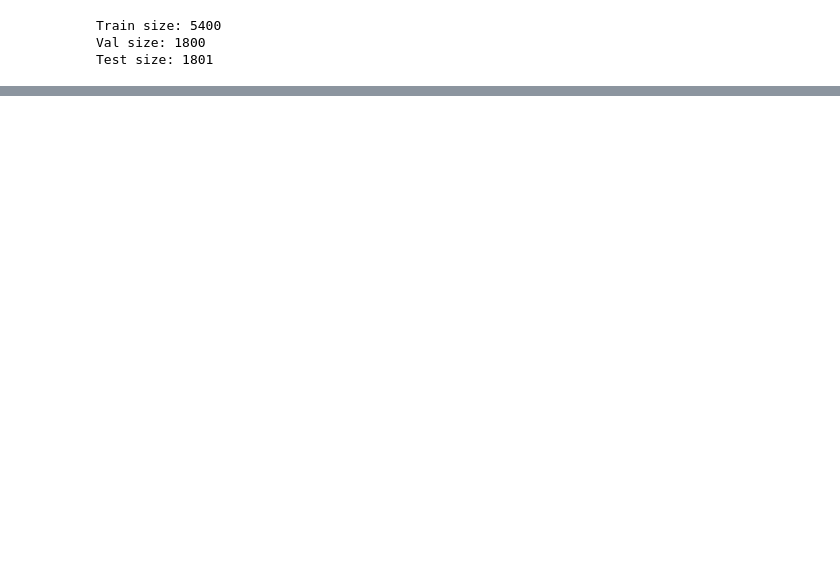
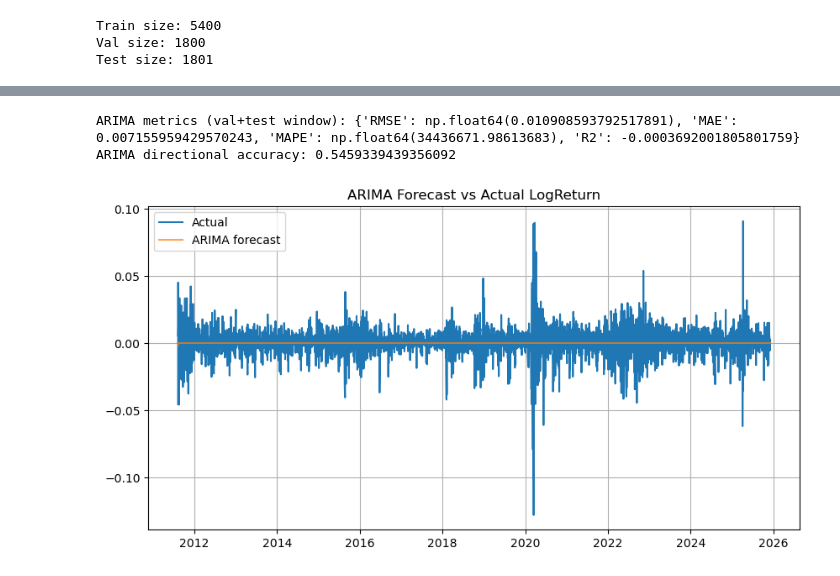
Before and after one commit to UCB-stat-159-f25/final-group13, a Jupyter notebook: notebooks/Model_#3.ipynb, the cells around one changed output, grey strips where cells are left out. Cells and saved outputs as stored; diff of their text form; code cells hidden in the pictures; blank space fills up the shorter version.

```diff
--- a/notebooks/Model_#3.ipynb
+++ b/notebooks/Model_#3.ipynb
@@ -93,0 +125,63 @@ Naive baseline directional accuracy: 0.48917268184342033
+# %%
+# 10. ARIMA baseline (simplified, univariate)
+
+
+# We'll model LogReturn as a univariate series
+logret_series = df["LogReturn"].dropna()
+
+# Align with df_sup range (so we're forecasting over the same overall period)
+logret_aligned = logret_series.loc[df_sup.index]
+
+train_end_idx = df_train.index[-1]
+val_end_idx = df_val.index[-1]
+
+logret_train = logret_aligned.loc[:train_end_idx]
+logret_val = logret_aligned.loc[train_end_idx:val_end_idx]
+logret_test = logret_aligned.loc[val_end_idx:]
+
+# Fit a simple ARIMA(1,0,1) on the training portion
+arima_model = ARIMA(logret_train, order=(1, 0, 1))
+arima_result = arima_model.fit()
+
+# Forecast over validation + test window
+n_forecast = len(logret_val) + len(logret_test)
+arima_forecast = arima_result.forecast(steps=n_forecast)
+
+# Take the last n_forecast actual values to compare against
+logret_val_test = logret_aligned.iloc[-n_forecast:]
+
+# --- Clean and align for metrics (avoid NaNs) ---
+
+# Put both into arrays
+y_true = logret_val_test.to_numpy()
+y_pred = np.asarray(arima_forecast)
+
+# In case lengths differ for any reason, clip to the shorter one
+min_len = min(len(y_true), len(y_pred))
+y_true = y_true[:min_len]
+y_pred = y_pred[:min_len]
+
+# Drop any NaNs that might still be present
+mask = (~np.isnan(y_true)) & (~np.isnan(y_pred))
+y_true_clean = y_true[mask]
+y_pred_clean = y_pred[mask]
+
+# Compute metrics
+arima_metrics = compute_regression_metrics(y_true_clean, y_pred_clean)
+arima_dir_acc = directional_accuracy(y_true_clean, y_pred_clean)
+
+print("ARIMA metrics (val+test window):", arima_metrics)
+print("ARIMA directional accuracy:", arima_dir_acc)
+
+# Plot actual vs forecast on the same time index
+plot_index = logret_val_test.index[:len(y_true_clean)]
+plt.plot(plot_index, y_true_clean, label="Actual")
+plt.plot(plot_index, y_pred_clean, label="ARIMA forecast", alpha=0.7)
+plt.legend()
+plt.title("ARIMA Forecast vs Actual LogReturn")
+plt.savefig("../images/ARIMA.png")
+plt.show()
+# %% [output]
+ARIMA metrics (val+test window): {'RMSE': np.float64(0.010908593792517891), 'MAE': 0.007155959429570243, 'MAPE': np.float64(34436671.98613683), 'R2': -0.0003692001805801759}
+ARIMA directional accuracy: 0.5459339439356092
+[figure, added]
```
Also changed, not shown: parts of 12 cells of this notebook, 12 other files.
